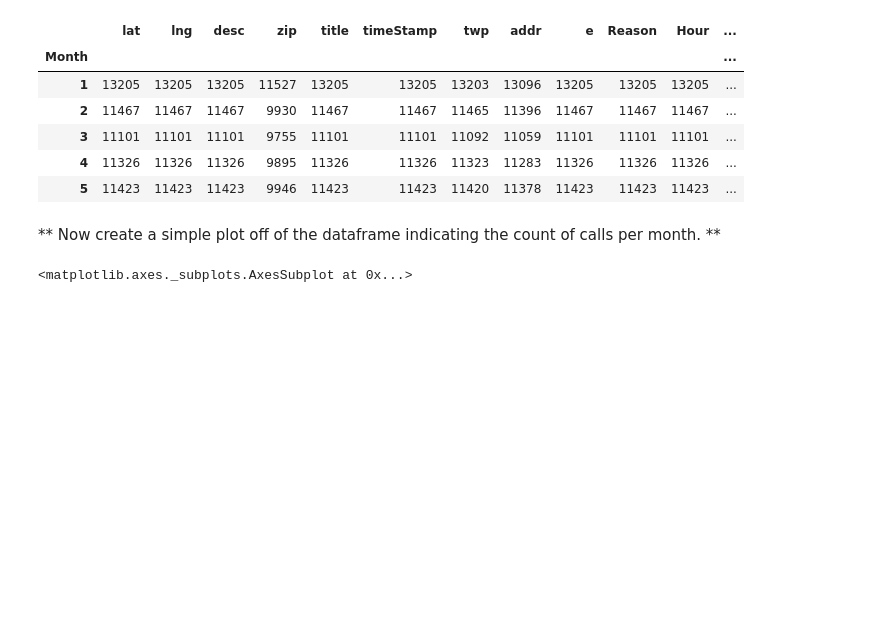
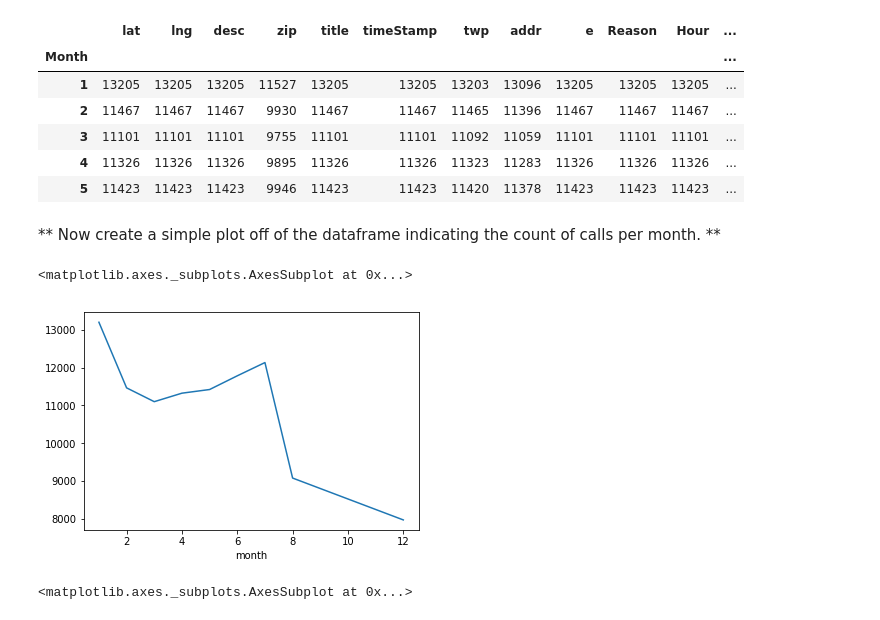
Before and after one commit to vsharad/py-for-ds-ml, a Jupyter notebook: 10-Data-Capstone-Projects/01-911 Calls Data Capstone Project.ipynb, the cells around one changed output. Drawn from its saved outputs; the diff is of its cells as text; code cells hidden in the pictures; blank space fills up the shorter version.

```diff
--- a/10-Data-Capstone-Projects/01-911 Calls Data Capstone Project.ipynb
+++ b/10-Data-Capstone-Projects/01-911 Calls Data Capstone Project.ipynb
@@ -227,6 +223,11 @@ _____
 | 5 | 11423 | 11423 | 11423 | 9946 | 11423 | 11423 | 11420 | 11378 | 11423 | 11423 | 11423 | ... |
 # %% [markdown]
 ** Now create a simple plot off of the dataframe indicating the count of calls per month. **
+# %%
+df.groupby('month').count()['timeStamp'].plot()
+# %% [output]
+<matplotlib.axes._subplots.AxesSubplot at 0x...>
+[figure, added]
 # %%
 # %% [output]
 <matplotlib.axes._subplots.AxesSubplot at 0x...>
```
Also changed, not shown: parts of 27 cells of this notebook, 1 other file.
